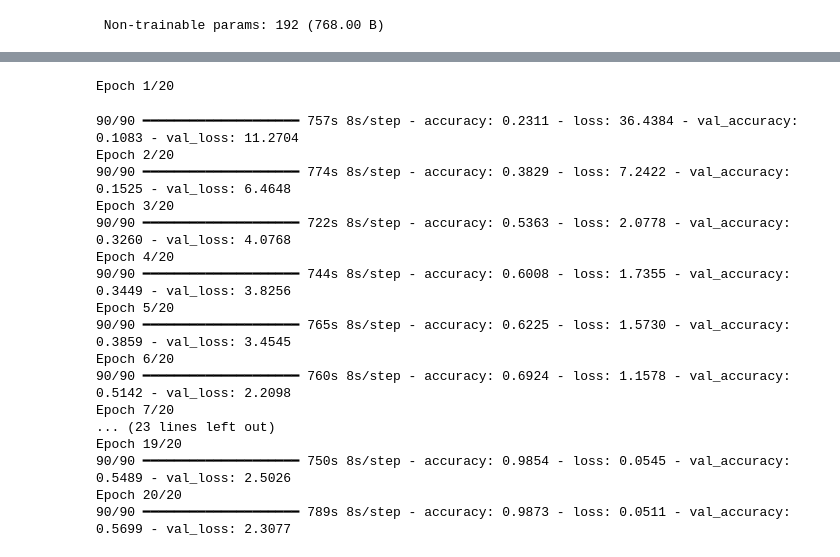
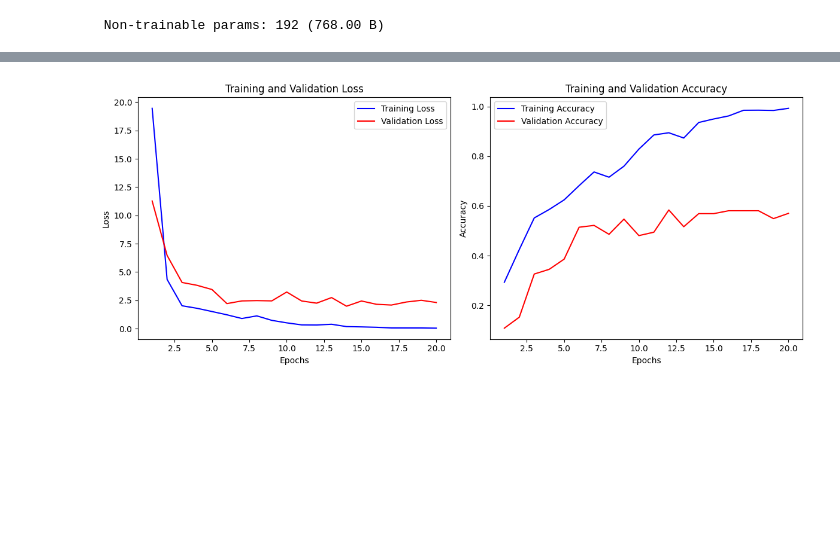
Before and after one commit to TeamVortex-X/Simple-convolutional-neural-network-to-perform-classification, a Jupyter notebook: 1 CNN for image classification.ipynb, the cells around one changed output, grey strips where cells are left out. Drawn from its saved outputs; the diff is of its cells as text; code cells hidden in the pictures; blank space fills up the shorter version.

```diff
--- a/1 CNN for image classification.ipynb
+++ b/1 CNN for image classification.ipynb
@@ -364,27 +347,37 @@ Epoch 20/20
-# %%
-# Train the model
-history_cnn_model2 = cnn_model2.fit(
-    train_generator,
-    epochs=20,
-    validation_data=val_generator,
-
-)
-# %% [output]
-Epoch 1/20
-90/90 ━━━━━━━━━━━━━━━━━━━━ 757s 8s/step - accuracy: 0.2311 - loss: 36.4384 - val_accuracy: 0.1083 - val_loss: 11.2704
-Epoch 2/20
-90/90 ━━━━━━━━━━━━━━━━━━━━ 774s 8s/step - accuracy: 0.3829 - loss: 7.2422 - val_accuracy: 0.1525 - val_loss: 6.4648
-Epoch 3/20
-90/90 ━━━━━━━━━━━━━━━━━━━━ 722s 8s/step - accuracy: 0.5363 - loss: 2.0778 - val_accuracy: 0.3260 - val_loss: 4.0768
-Epoch 4/20
-90/90 ━━━━━━━━━━━━━━━━━━━━ 744s 8s/step - accuracy: 0.6008 - loss: 1.7355 - val_accuracy: 0.3449 - val_loss: 3.8256
-Epoch 5/20
-90/90 ━━━━━━━━━━━━━━━━━━━━ 765s 8s/step - accuracy: 0.6225 - loss: 1.5730 - val_accuracy: 0.3859 - val_loss: 3.4545
-Epoch 6/20
-90/90 ━━━━━━━━━━━━━━━━━━━━ 760s 8s/step - accuracy: 0.6924 - loss: 1.1578 - val_accuracy: 0.5142 - val_loss: 2.2098
-Epoch 7/20
-... (23 lines left out)
-Epoch 19/20
-90/90 ━━━━━━━━━━━━━━━━━━━━ 750s 8s/step - accuracy: 0.9854 - loss: 0.0545 - val_accuracy: 0.5489 - val_loss: 2.5026
-Epoch 20/20
-90/90 ━━━━━━━━━━━━━━━━━━━━ 789s 8s/step - accuracy: 0.9873 - loss: 0.0511 - val_accuracy: 0.5699 - val_loss: 2.3077
+# %%
+import matplotlib.pyplot as plt
+
+# Extract the metrics from the history object
+history_dict = history_cnn_model2.history
+
+loss = history_dict['loss']
+val_loss = history_dict['val_loss']
+
+accuracy = history_dict['accuracy']
+val_accuracy = history_dict['val_accuracy']
+
+epochs = range(1, len(loss) + 1)
+
+plt.figure(figsize=(12, 5))
+
+plt.subplot(1, 2, 1)
+plt.plot(epochs, loss, 'b-', label='Training Loss')
+plt.plot(epochs, val_loss, 'r-', label='Validation Loss')
+plt.title('Training and Validation Loss')
+plt.xlabel('Epochs')
+plt.ylabel('Loss')
+plt.legend()
+
+# Plot training and validation accuracy
+plt.subplot(1, 2, 2)
+plt.plot(epochs, accuracy, 'b-', label='Training Accuracy')
+plt.plot(epochs, val_accuracy, 'r-', label='Validation Accuracy')
+plt.title('Training and Validation Accuracy')
+plt.xlabel('Epochs')
+plt.ylabel('Accuracy')
+plt.legend()
+
+plt.tight_layout()
+plt.show()
+# %% [output]
+[figure, added]
```
Also changed, not shown: parts of 20 cells of this notebook.
